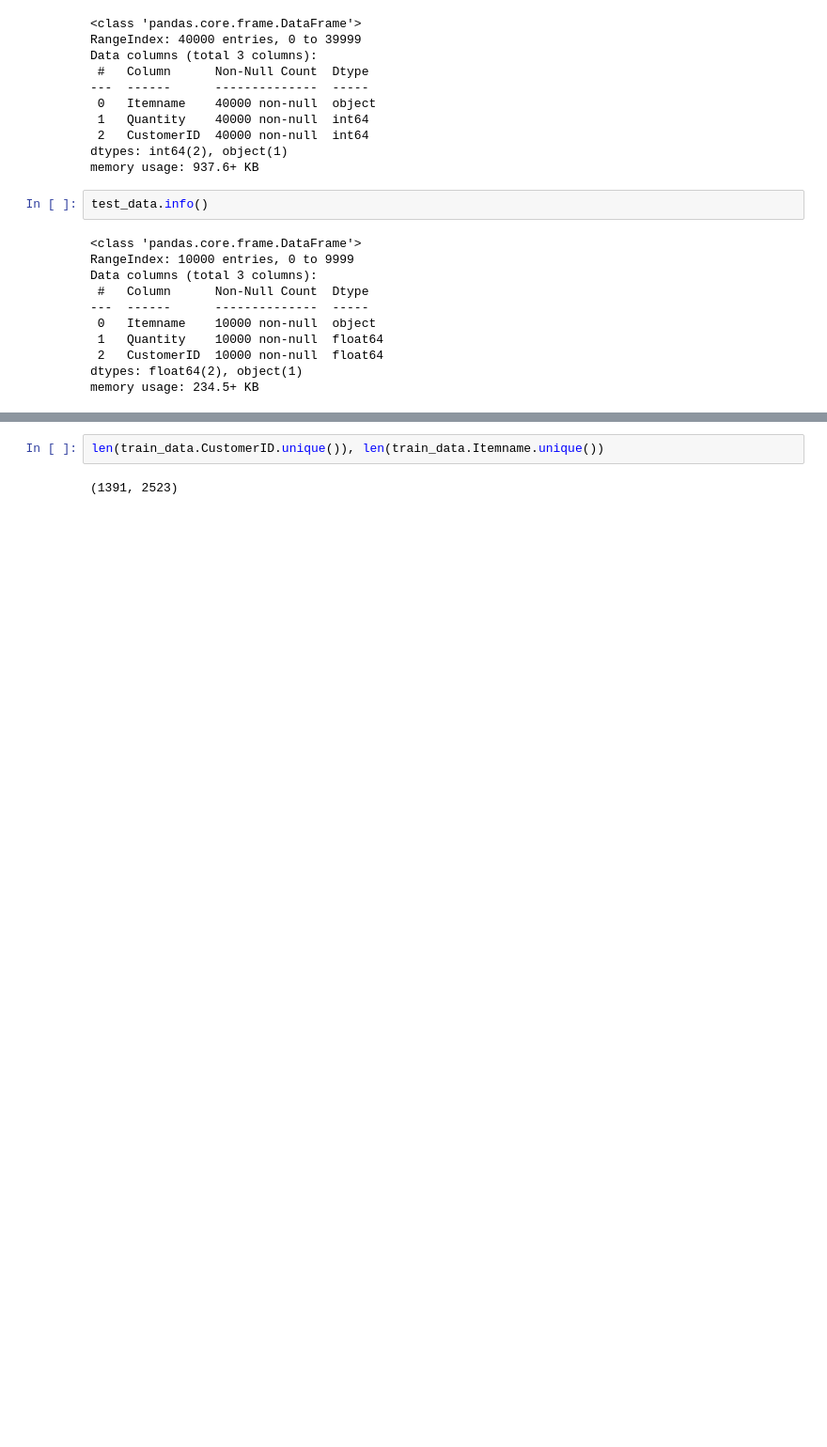
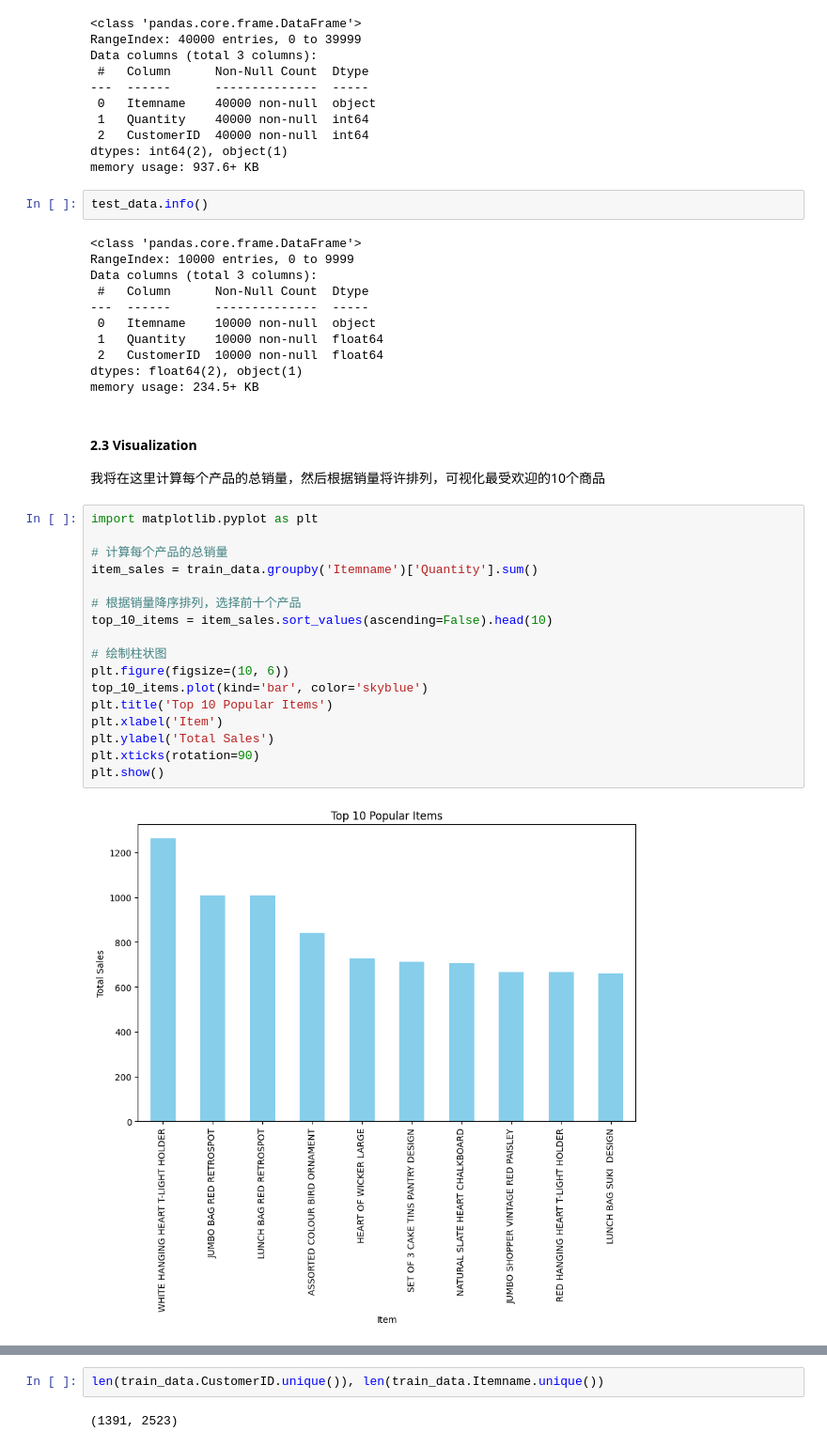
Before and after one commit to yuqingc31/MiningBigData, a Jupyter notebook: assignment3/a1841612_assign2.ipynb, the cells around one changed output, grey strips where cells are left out. Shown at 94% size. Saved outputs shown, nothing was run; the diff lists cells and outputs as text; blank space fills up the shorter version.

```diff
--- a/assignment3/a1841612_assign2.ipynb
+++ b/assignment3/a1841612_assign2.ipynb
@@ -224,3 +221,25 @@ Data columns (total 3 columns):
  2   CustomerID  10000 non-null  float64
 dtypes: float64(2), object(1)
 memory usage: 234.5+ KB
+# %% [markdown]
+#### 2.3 Visualization
+我将在这里计算每个产品的总销量，然后根据销量将许排列，可视化最受欢迎的10个商品
+# %%
+import matplotlib.pyplot as plt
+
+# 计算每个产品的总销量
+item_sales = train_data.groupby('Itemname')['Quantity'].sum()
+
+# 根据销量降序排列，选择前十个产品
+top_10_items = item_sales.sort_values(ascending=False).head(10)
+
+# 绘制柱状图
+plt.figure(figsize=(10, 6))
+top_10_items.plot(kind='bar', color='skyblue')
+plt.title('Top 10 Popular Items')
+plt.xlabel('Item')
+plt.ylabel('Total Sales')
+plt.xticks(rotation=90)
+plt.show()
+# %% [output]
+[figure, added]
```
Also changed, not shown: parts of 36 cells of this notebook, 3 other files.
